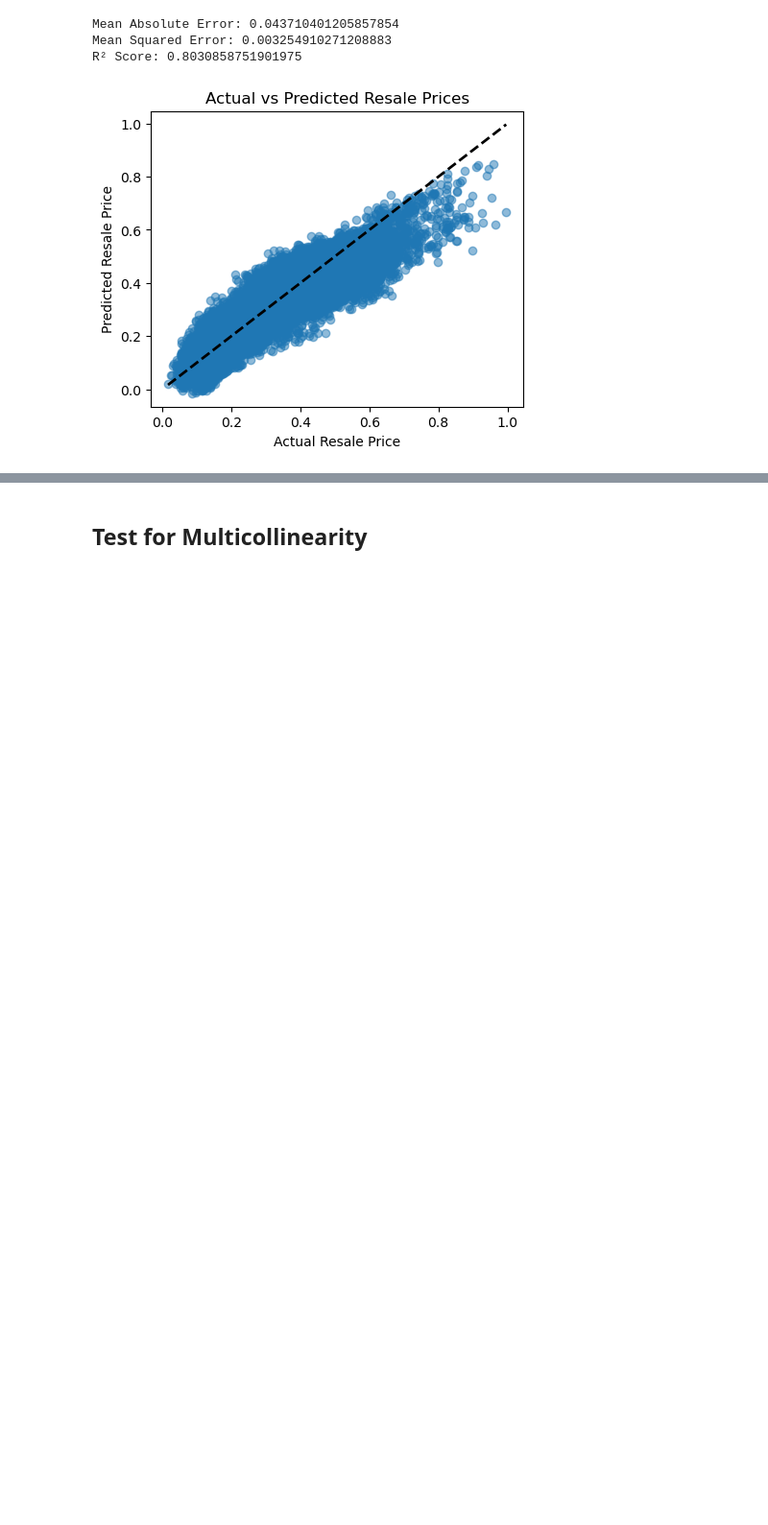
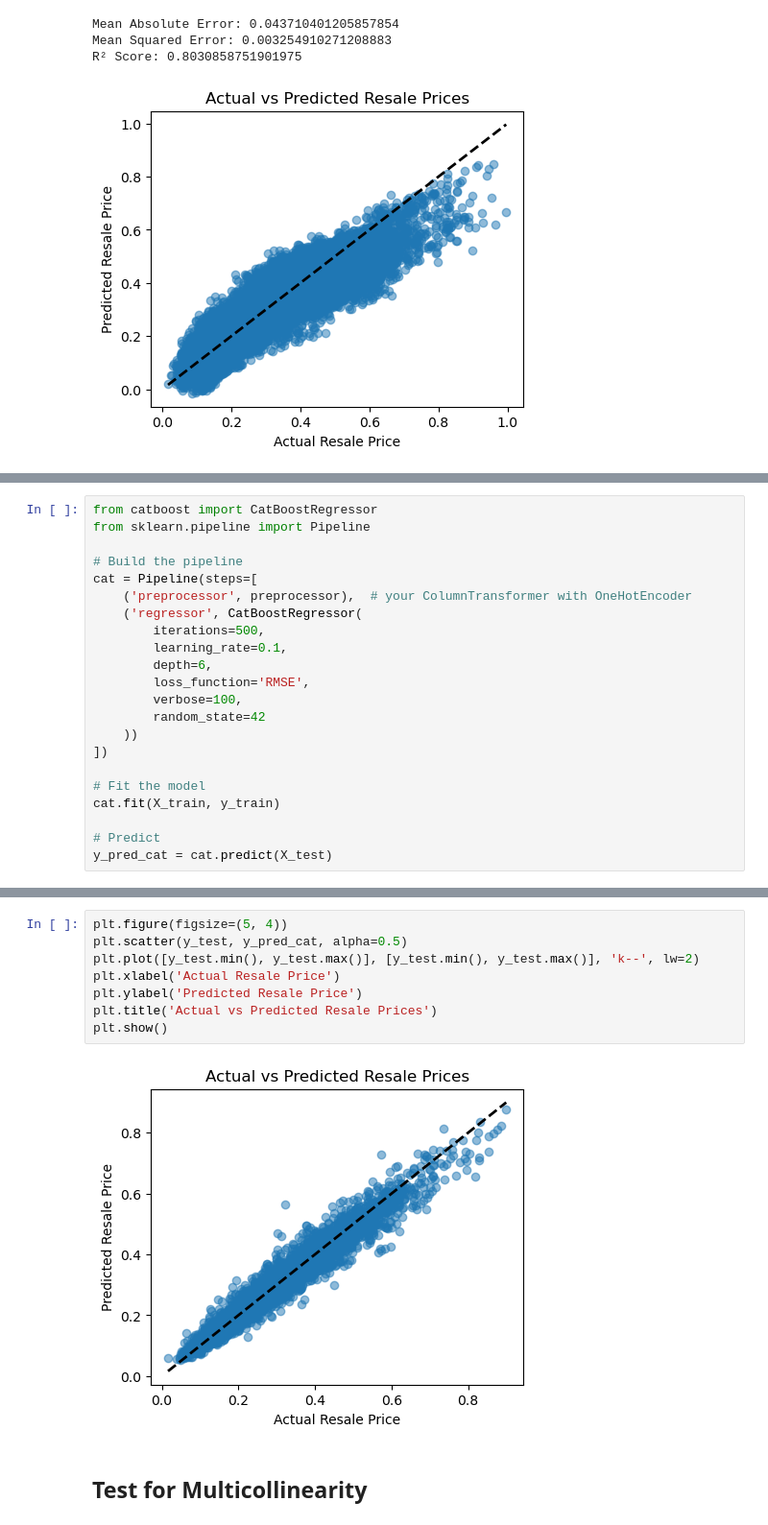
Before and after one commit to yuntsingg/DSE3101-HDB-Decode, a Jupyter notebook: code/ML_Model_Trials.ipynb, the cells around one changed output, grey strips where cells are left out. Shown: that part at 96% size. Saved outputs shown, nothing was run; the diff lists cells and outputs as text; blank space fills up the shorter version.

```diff
--- a/code/ML_Model_Trials.ipynb
+++ b/code/ML_Model_Trials.ipynb
@@ -399,0 +455,22 @@ R² Score: 0.8030858751901975
+# %%
+from catboost import CatBoostRegressor
+from sklearn.pipeline import Pipeline
+
+# Build the pipeline
+cat = Pipeline(steps=[
+    ('preprocessor', preprocessor),  # your ColumnTransformer with OneHotEncoder
+    ('regressor', CatBoostRegressor(
+        iterations=500,
+        learning_rate=0.1,
+        depth=6,
+        loss_function='RMSE',
+        verbose=100,
+        random_state=42
+    ))
+])
+
+# Fit the model
+cat.fit(X_train, y_train)
+
+# Predict
+y_pred_cat = cat.predict(X_test)
@@ -400,3 +497,13 @@ R² Score: 0.8030858751901975
+# %%
+plt.figure(figsize=(5, 4))
+plt.scatter(y_test, y_pred_cat, alpha=0.5)
+plt.plot([y_test.min(), y_test.max()], [y_test.min(), y_test.max()], 'k--', lw=2)
+plt.xlabel('Actual Resale Price')
+plt.ylabel('Predicted Resale Price')
+plt.title('Actual vs Predicted Resale Prices')
+plt.show()
+# %% [output]
+[figure, added]
 # %% [markdown]
 ## Test for Multicollinearity
 # %%
```
Also changed, not shown: parts of 8 cells of this notebook, 4 other files.
